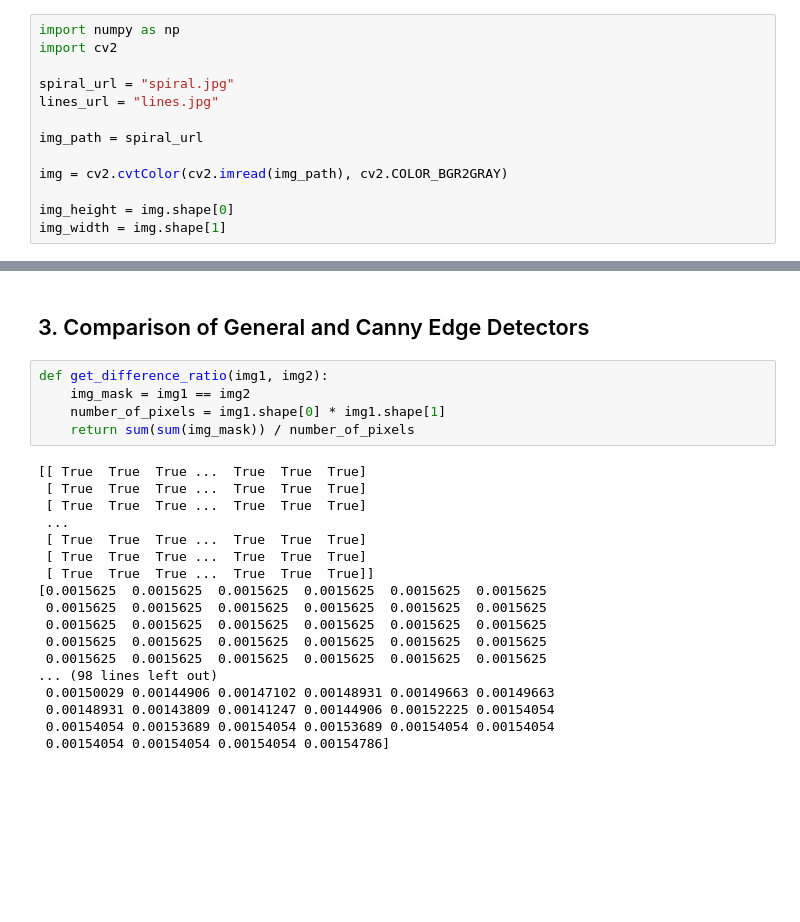
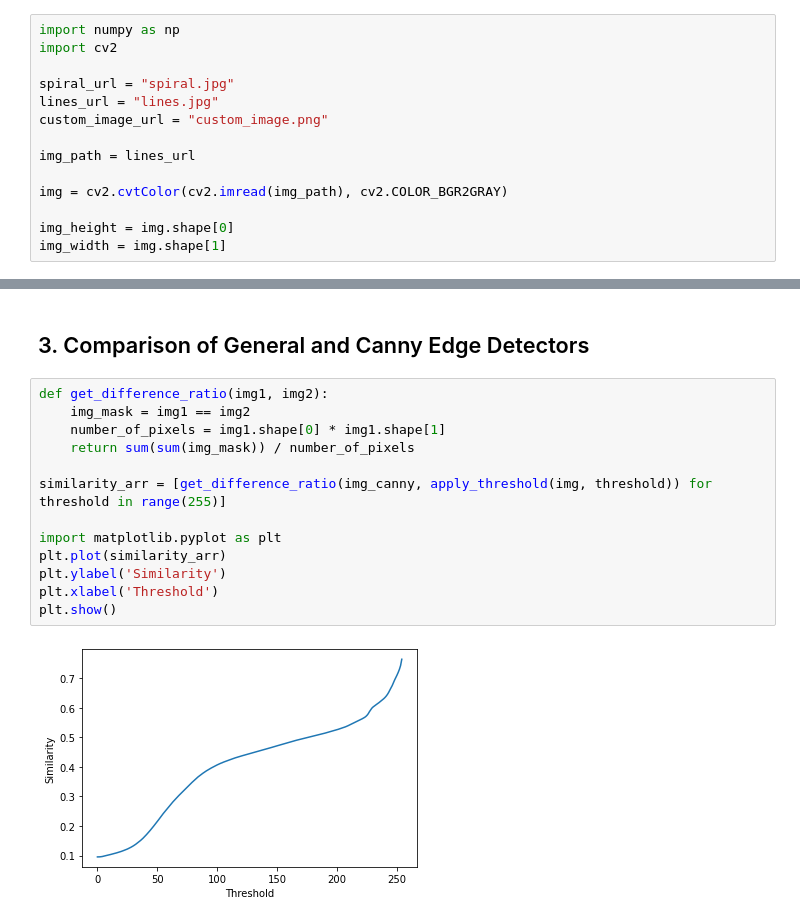
Before and after one commit to M4TTRX/elec-474-labs, a Jupyter notebook: Lab 3/prelab 3/Main_MatthieuRoux_20013052.ipynb, the cells around one changed output, grey strips where cells are left out. Saved outputs shown, nothing was run; the diff lists cells and outputs as text; blank space fills up the shorter version.

```diff
--- a/Lab 3/prelab 3/Main_MatthieuRoux_20013052.ipynb
+++ b/Lab 3/prelab 3/Main_MatthieuRoux_20013052.ipynb
@@ -7,8 +7,9 @@ import cv2
 
 spiral_url = "spiral.jpg"
 lines_url = "lines.jpg"
+custom_image_url = "custom_image.png"
 
-img_path = spiral_url
+img_path = lines_url
 
 img = cv2.cvtColor(cv2.imread(img_path), cv2.COLOR_BGR2GRAY)
 
@@ -142,23 +143,15 @@ cv2.destroyAllWindows()
 # %%
 def get_difference_ratio(img1, img2):
     img_mask = img1 == img2
     number_of_pixels = img1.shape[0] * img1.shape[1]
     return sum(sum(img_mask)) / number_of_pixels
+
+similarity_arr = [get_difference_ratio(img_canny, apply_threshold(img, threshold)) for threshold in range(255)]
+
+import matplotlib.pyplot as plt
+plt.plot(similarity_arr)
+plt.ylabel('Similarity')
+plt.xlabel('Threshold')
+plt.show()
 # %% [output]
-[[ True  True  True ...  True  True  True]
- [ True  True  True ...  True  True  True]
- [ True  True  True ...  True  True  True]
- ...
- [ True  True  True ...  True  True  True]
- [ True  True  True ...  True  True  True]
- [ True  True  True ...  True  True  True]]
-[0.0015625  0.0015625  0.0015625  0.0015625  0.0015625  0.0015625
- 0.0015625  0.0015625  0.0015625  0.0015625  0.0015625  0.0015625
- 0.0015625  0.0015625  0.0015625  0.0015625  0.0015625  0.0015625
- 0.0015625  0.0015625  0.0015625  0.0015625  0.0015625  0.0015625
- 0.0015625  0.0015625  0.0015625  0.0015625  0.0015625  0.0015625
-... (98 lines left out)
- 0.00150029 0.00144906 0.00147102 0.00148931 0.00149663 0.00149663
- 0.00148931 0.00143809 0.00141247 0.00144906 0.00152225 0.00154054
- 0.00154054 0.00153689 0.00154054 0.00153689 0.00154054 0.00154054
- 0.00154054 0.00154054 0.00154054 0.00154786]
+[figure, added]
```
Also changed, not shown: 3 other files.
